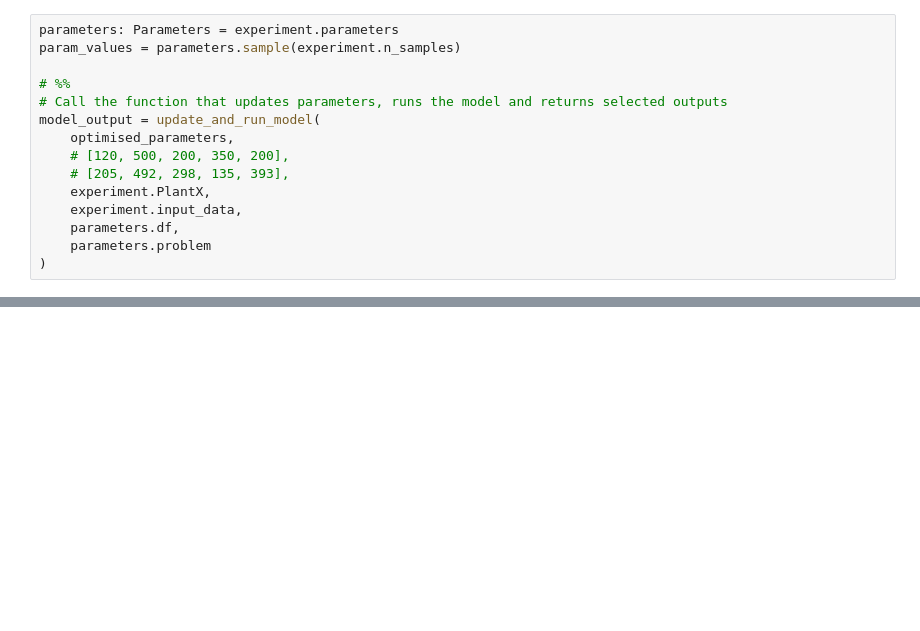
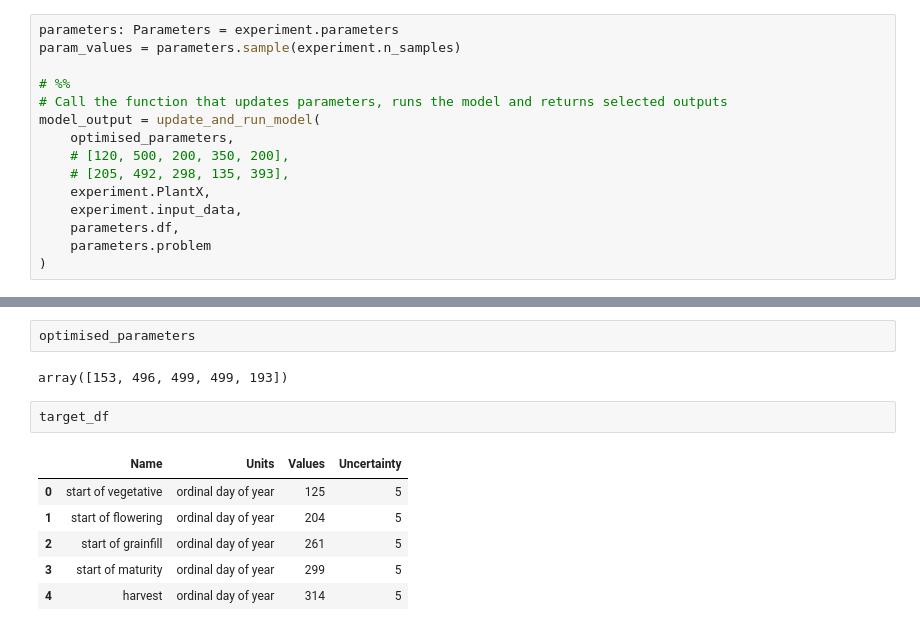
Before and after one commit to thestochasticman/NVTAnalysis, a Jupyter notebook: notebooks/optimisation_3.ipynb, the cells around one changed output, grey strips where cells are left out. Saved outputs shown, nothing was run; the diff lists cells and outputs as text; blank space fills up the shorter version.

```diff
--- a/notebooks/optimisation_3.ipynb
+++ b/notebooks/optimisation_3.ipynb
@@ -195,0 +196,13 @@ plt.tight_layout()
+# %%
+optimised_parameters
+# %% [output]
+array([153, 496, 499, 499, 193])
+# %%
+target_df
+# %% [output]
+|  | Name | Units | Values | Uncertainty |
+| 0 | start of vegetative | ordinal day of year | 125 | 5 |
+| 1 | start of flowering | ordinal day of year | 204 | 5 |
+| 2 | start of grainfill | ordinal day of year | 261 | 5 |
+| 3 | start of maturity | ordinal day of year | 299 | 5 |
+| 4 | harvest | ordinal day of year | 314 | 5 |
```
Also changed, not shown: parts of 10 cells of this notebook, 12 other files.
